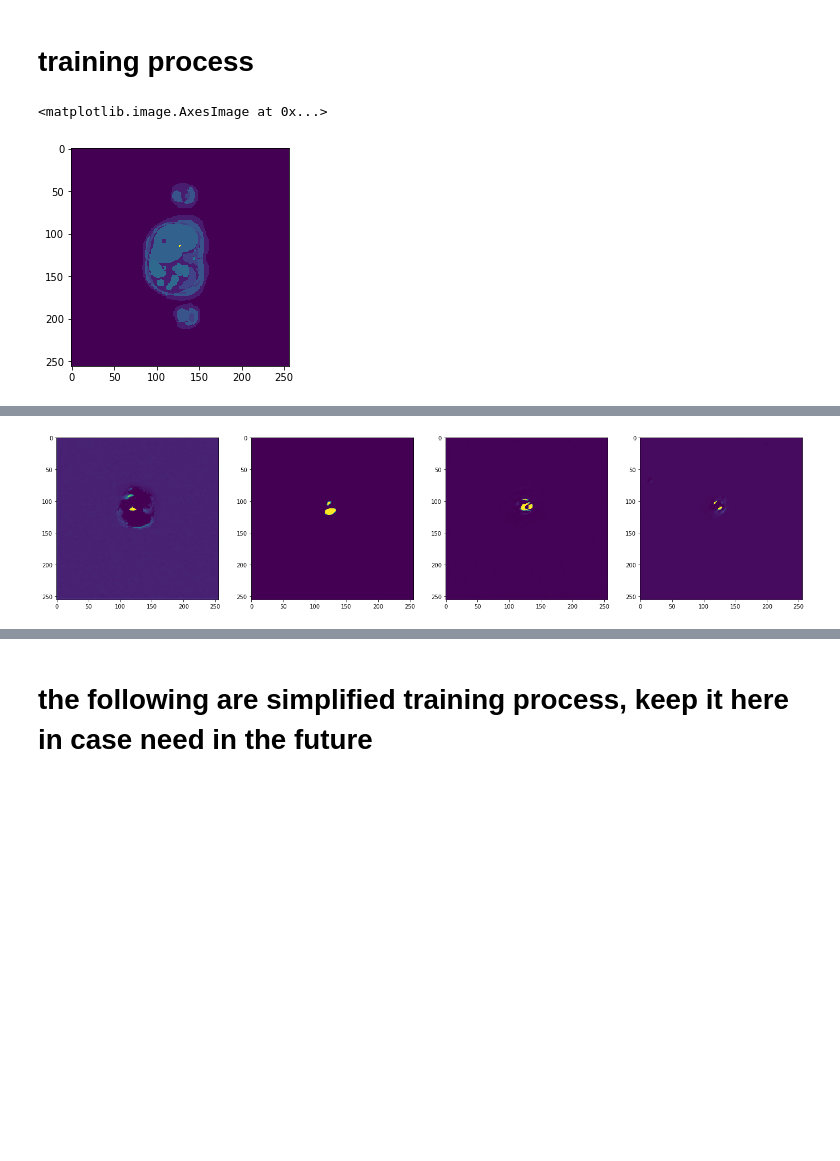
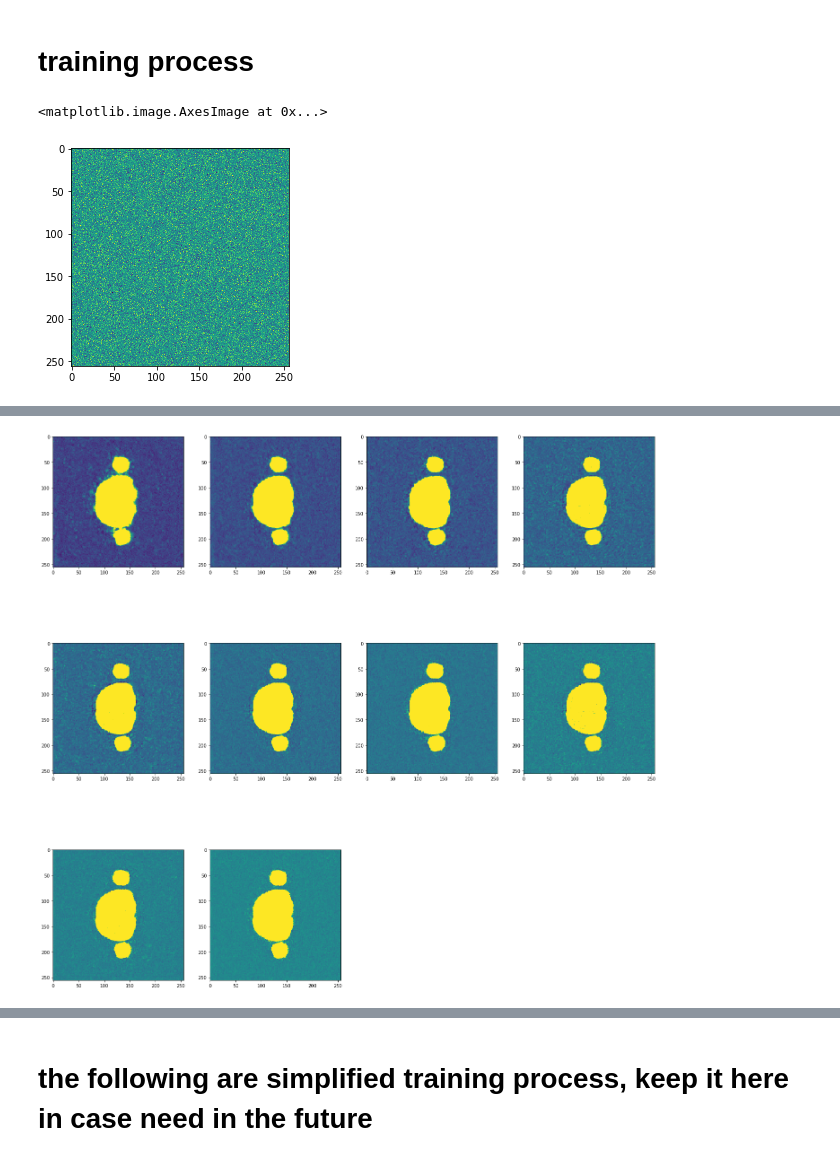
Before and after one commit to Cleocyw/DWB-PET, a Jupyter notebook: UNet/u-net.ipynb, the cells around one changed output, grey strips where cells are left out. Saved outputs shown, nothing was run; the diff lists cells and outputs as text; code cells hidden in the pictures; blank space fills up the shorter version.

Commit message:
amend the UNET(make sure all layers are in nn.module) so the training process work now!

```diff
--- a/UNet/u-net.ipynb
+++ b/UNet/u-net.ipynb
@@ -458,6 +540,9 @@ P = loadmat('xcat.mat')
 p = P['data']
 # %%
 p1 = p[:,:,120,2] #this give the chest image at time 2
-#P1= torch.from_numpy(p1)
-#P1 = P1.unsqueeze(0)
-#P1 = P1.unsqueeze(0)
+P1= torch.from_numpy(p1)
+P1 = P1.unsqueeze(0)
+P1 = P1.unsqueeze(0)
+uniform_noise = torch.randn(1,1,256,256)
+poi_noise = torch.poisson(P)*0.01
+p_noise = P+poi_noise
@@ -499,7 +568,7 @@ seed_torch()
 # %%
 def optim(optimizer:str = 'Adam'):
     if optimizer == 'Adam':
-        return Adam(model.parameters(), lr=1e-2)
+        return Adam(model.parameters(), lr=1e-3)
     elif optimizer == 'SGD':
         return torch.optim.SGD(model.parameters(), lr=0.001, momentum=0.9)
 # %%
@@ -537,6 +606,7 @@ def train_setup(model,criterion_name,optimizer_name,input_image,label_image,epoc
     #compute gradient
         loss.backward()
     #update parameters
+        torch.nn.utils.clip_grad_norm_(model.parameters(),1)
         optimizer.step()
 
 
@@ -546,8 +616,8 @@ def train_setup(model,criterion_name,optimizer_name,input_image,label_image,epoc
         print('Epoch: {} \tTraining Loss: {:.6f}'.format(epoch, train_loss))
 
 
-        if (epoch+1) %200 == 0:  #this only display the output of tevery 200 iteration
-            fig.add_subplot(1,4,(epoch+1)/200)
+        if (epoch+1) %40 == 0:  #this only display the output of tevery 200 iteration
+            fig.add_subplot(3,4,(epoch+1)/40)
             plt.imshow(output_img[0,0,:,:])
             plt.clim(0,1)
 
@@ -555,20 +625,22 @@ def train_setup(model,criterion_name,optimizer_name,input_image,label_image,epoc
 # %% [markdown]
 #  training process
 # %%
-model = model_unet
+model = unet
+#model = unet
 criterion_name = 'MSE'
+
 optimizer_name = 'Adam'
-#input_image = P1+ poisson_noise
-
-input_image = noise
-label_image = P
+#input_image = p_noise
+#input_image = P1
+input_image = uniform_noise
+label_image = P1
 # %%
-plt.imshow(P[0,0,:,:])
+plt.imshow(uniform_noise[0,0,:,:])
 # %% [output]
 <matplotlib.image.AxesImage at 0x...>
-[figure, old version]
+[figure, new version]
 # %%
-num_epochs = 800
+num_epochs = 400
 train_loss = 0
 loss_list = []
 #rows = math.ceil(num_epochs/4)
@@ -606,3 +678,3 @@ Epoch: 799      Training Loss: 1.002164
-[figure, old version]
+[figure, new version]
 # %%
 plt.plot(loss_list,label='Training loss')
```
Also changed, not shown: parts of 9 cells of this notebook.
